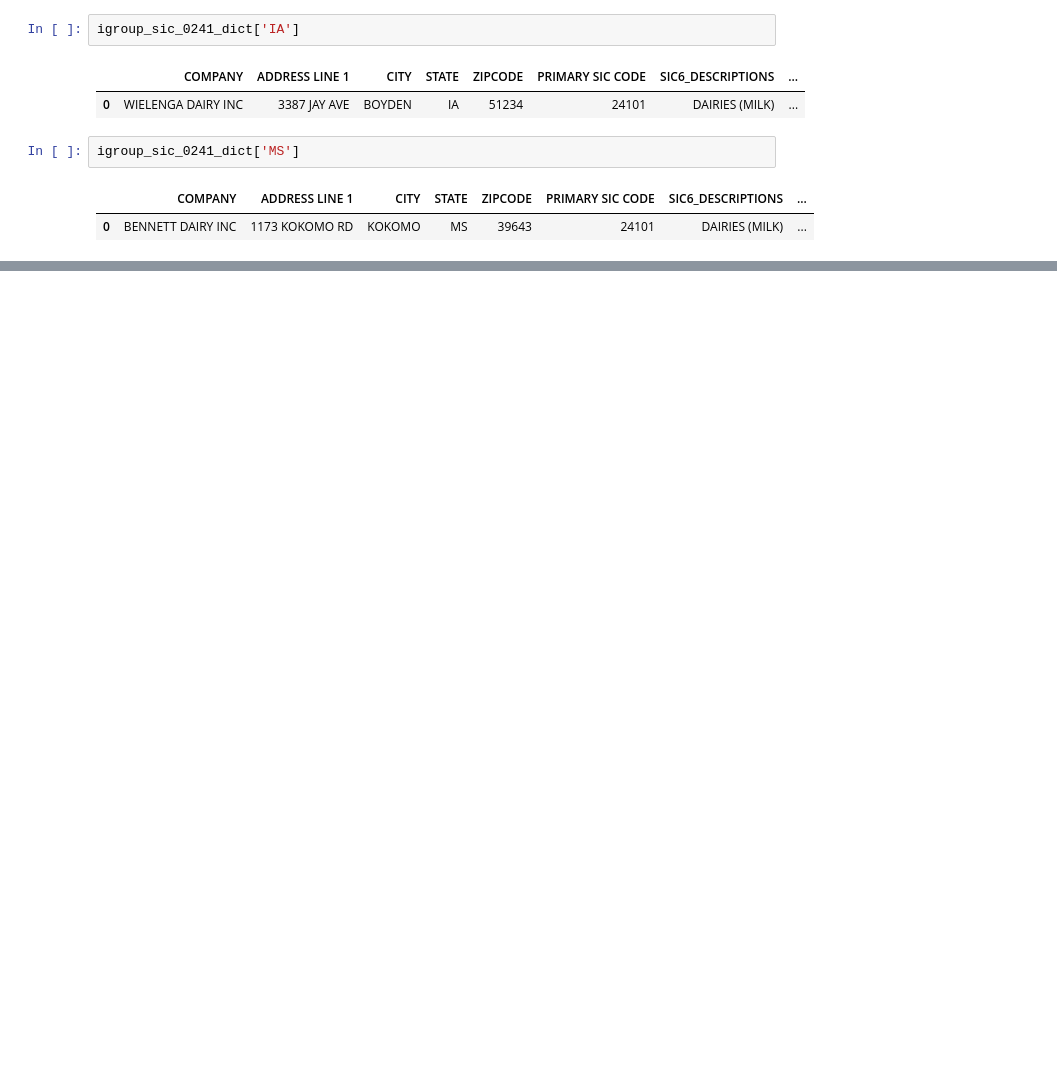
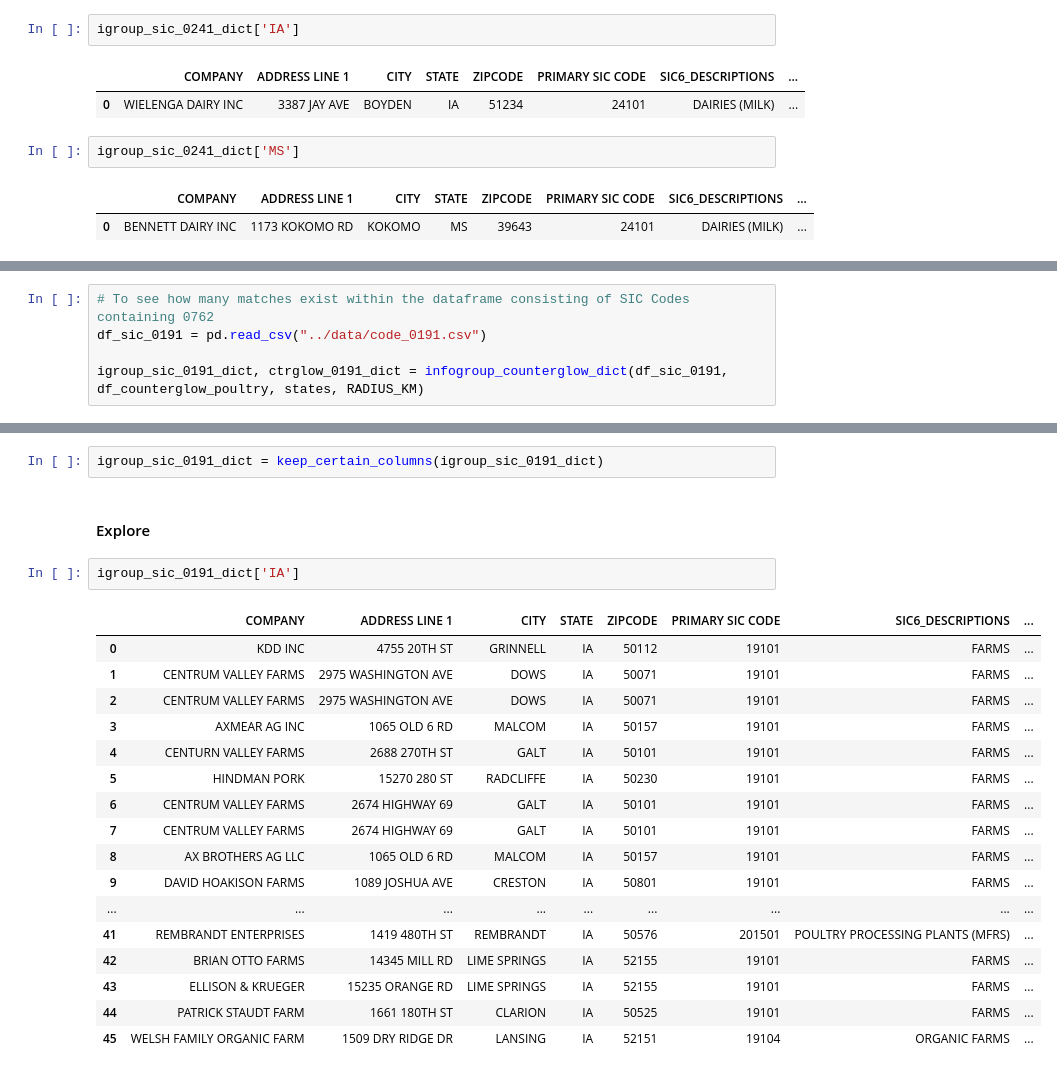
Before and after one commit to uchicago-dsi/rafi-poultry, a Jupyter notebook: notebooks/counterglow_explore.ipynb, the cells around one changed output, grey strips where cells are left out. Cells and saved outputs as stored; diff of their text form; blank space fills up the shorter version.

```diff
--- a/notebooks/counterglow_explore.ipynb
+++ b/notebooks/counterglow_explore.ipynb
@@ -253,0 +566,5 @@ GA: Total number of matches: 0
+# %%
+# To see how many matches exist within the dataframe consisting of SIC Codes containing 0762
+df_sic_0191 = pd.read_csv("../data/code_0191.csv")
+
+igroup_sic_0191_dict, ctrglow_0191_dict = infogroup_counterglow_dict(df_sic_0191, df_counterglow_poultry, states, RADIUS_KM)
@@ -253,0 +586,24 @@ GA: Total number of matches: 0
+# %%
+igroup_sic_0191_dict = keep_certain_columns(igroup_sic_0191_dict)
+# %% [markdown]
+#### Explore
+# %%
+igroup_sic_0191_dict['IA']
+# %% [output]
+|  | COMPANY | ADDRESS LINE 1 | CITY | STATE | ZIPCODE | PRIMARY SIC CODE | SIC6_DESCRIPTIONS | ... |
+| 0 | KDD INC | 4755 20TH ST | GRINNELL | IA | 50112 | 19101 | FARMS | ... |
+| 1 | CENTRUM VALLEY FARMS | 2975 WASHINGTON AVE | DOWS | IA | 50071 | 19101 | FARMS | ... |
+| 2 | CENTRUM VALLEY FARMS | 2975 WASHINGTON AVE | DOWS | IA | 50071 | 19101 | FARMS | ... |
+| 3 | AXMEAR AG INC | 1065 OLD 6 RD | MALCOM | IA | 50157 | 19101 | FARMS | ... |
+| 4 | CENTURN VALLEY FARMS | 2688 270TH ST | GALT | IA | 50101 | 19101 | FARMS | ... |
+| 5 | HINDMAN PORK | 15270 280 ST | RADCLIFFE | IA | 50230 | 19101 | FARMS | ... |
+| 6 | CENTRUM VALLEY FARMS | 2674 HIGHWAY 69 | GALT | IA | 50101 | 19101 | FARMS | ... |
+| 7 | CENTRUM VALLEY FARMS | 2674 HIGHWAY 69 | GALT | IA | 50101 | 19101 | FARMS | ... |
+| 8 | AX BROTHERS AG LLC | 1065 OLD 6 RD | MALCOM | IA | 50157 | 19101 | FARMS | ... |
+| 9 | DAVID HOAKISON FARMS | 1089 JOSHUA AVE | CRESTON | IA | 50801 | 19101 | FARMS | ... |
+| ... | ... | ... | ... | ... | ... | ... | ... | ... |
+| 41 | REMBRANDT ENTERPRISES | 1419 480TH ST | REMBRANDT | IA | 50576 | 201501 | POULTRY PROCESSING PLANTS (MFRS) | ... |
+| 42 | BRIAN OTTO FARMS | 14345 MILL RD | LIME SPRINGS | IA | 52155 | 19101 | FARMS | ... |
+| 43 | ELLISON & KRUEGER | 15235 ORANGE RD | LIME SPRINGS | IA | 52155 | 19101 | FARMS | ... |
+| 44 | PATRICK STAUDT FARM | 1661 180TH ST | CLARION | IA | 50525 | 19101 | FARMS | ... |
+| 45 | WELSH FAMILY ORGANIC FARM | 1509 DRY RIDGE DR | LANSING | IA | 52151 | 19104 | ORGANIC FARMS | ... |
```
Also changed, not shown: parts of 116 cells of this notebook.
